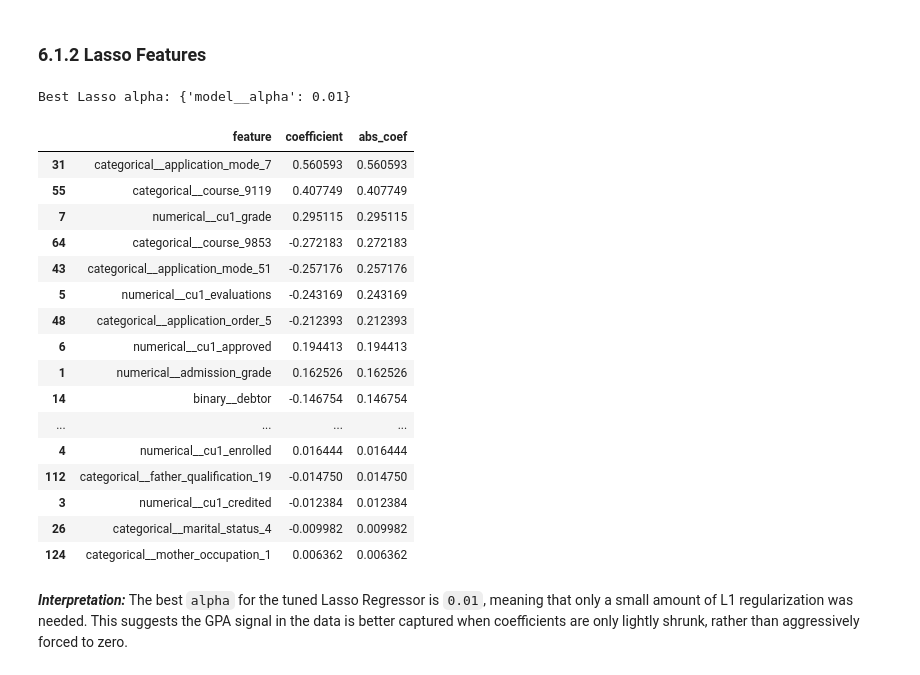
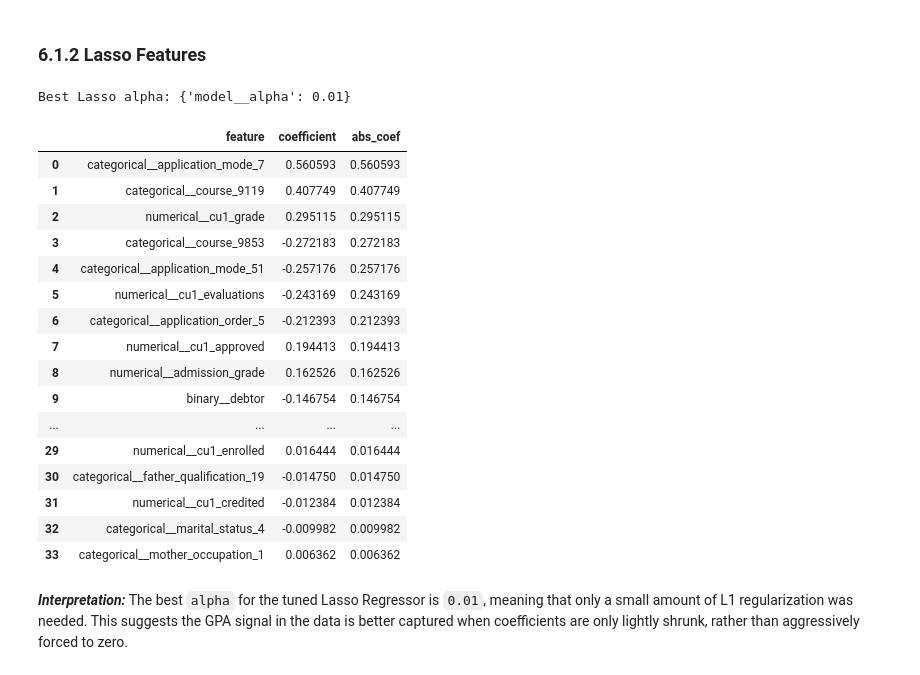
Before and after one commit to weslylaboy/student-outcome-predictor, a Jupyter notebook: notebooks/04_regression_model.ipynb, the cells around one changed output. Saved outputs shown, nothing was run; the diff lists cells and outputs as text; code cells hidden in the pictures.

```diff
--- a/notebooks/04_regression_model.ipynb
+++ b/notebooks/04_regression_model.ipynb
@@ -492,33 +493,39 @@ pd.DataFrame(results)
 # %%
 
 print(f"\nBest Lasso alpha: {lasso_search.best_params_}")
 
 feature_names = lasso_best.named_steps['preprocessor'].get_feature_names_out()
 # print(feature_names)
 
 lasso_coefs = lasso_best.named_steps['model'].coef_
 
+coef_df = pd.DataFrame({
+    'feature':     feature_names,
+    'coefficient': lasso_coefs,
+    'abs_coef':    np.abs(lasso_coefs)
+}).sort_values('abs_coef', ascending=False).reset_index(drop=True)
+
 selected = coef_df[coef_df['coefficient'] != 0]
 selected
 # %% [output]
 Best Lasso alpha: {'model__alpha': 0.01}
 |  | feature | coefficient | abs_coef |
-| 31 | categorical__application_mode_7 | 0.560593 | 0.560593 |
-| 55 | categorical__course_9119 | 0.407749 | 0.407749 |
-| 7 | numerical__cu1_grade | 0.295115 | 0.295115 |
-| 64 | categorical__course_9853 | -0.272183 | 0.272183 |
-| 43 | categorical__application_mode_51 | -0.257176 | 0.257176 |
+| 0 | categorical__application_mode_7 | 0.560593 | 0.560593 |
+| 1 | categorical__course_9119 | 0.407749 | 0.407749 |
+| 2 | numerical__cu1_grade | 0.295115 | 0.295115 |
+| 3 | categorical__course_9853 | -0.272183 | 0.272183 |
+| 4 | categorical__application_mode_51 | -0.257176 | 0.257176 |
 | 5 | numerical__cu1_evaluations | -0.243169 | 0.243169 |
-| 48 | categorical__application_order_5 | -0.212393 | 0.212393 |
-| 6 | numerical__cu1_approved | 0.194413 | 0.194413 |
-| 1 | numerical__admission_grade | 0.162526 | 0.162526 |
-| 14 | binary__debtor | -0.146754 | 0.146754 |
+| 6 | categorical__application_order_5 | -0.212393 | 0.212393 |
+| 7 | numerical__cu1_approved | 0.194413 | 0.194413 |
+| 8 | numerical__admission_grade | 0.162526 | 0.162526 |
+| 9 | binary__debtor | -0.146754 | 0.146754 |
 | ... | ... | ... | ... |
-| 4 | numerical__cu1_enrolled | 0.016444 | 0.016444 |
-| 112 | categorical__father_qualification_19 | -0.014750 | 0.014750 |
-| 3 | numerical__cu1_credited | -0.012384 | 0.012384 |
-| 26 | categorical__marital_status_4 | -0.009982 | 0.009982 |
-| 124 | categorical__mother_occupation_1 | 0.006362 | 0.006362 |
+| 29 | numerical__cu1_enrolled | 0.016444 | 0.016444 |
+| 30 | categorical__father_qualification_19 | -0.014750 | 0.014750 |
+| 31 | numerical__cu1_credited | -0.012384 | 0.012384 |
+| 32 | categorical__marital_status_4 | -0.009982 | 0.009982 |
+| 33 | categorical__mother_occupation_1 | 0.006362 | 0.006362 |
 # %% [markdown]
 ***Interpretation:*** The best `alpha` for the tuned Lasso Regressor is `0.01`, meaning that only a small amount of L1 regularization was needed. This suggests the GPA signal in the data is better captured when coefficients are only lightly shrunk, rather than aggressively forced to zero.
 # %% [markdown]
```
Also changed, not shown: parts of 9 cells of this notebook, 1 other file.
